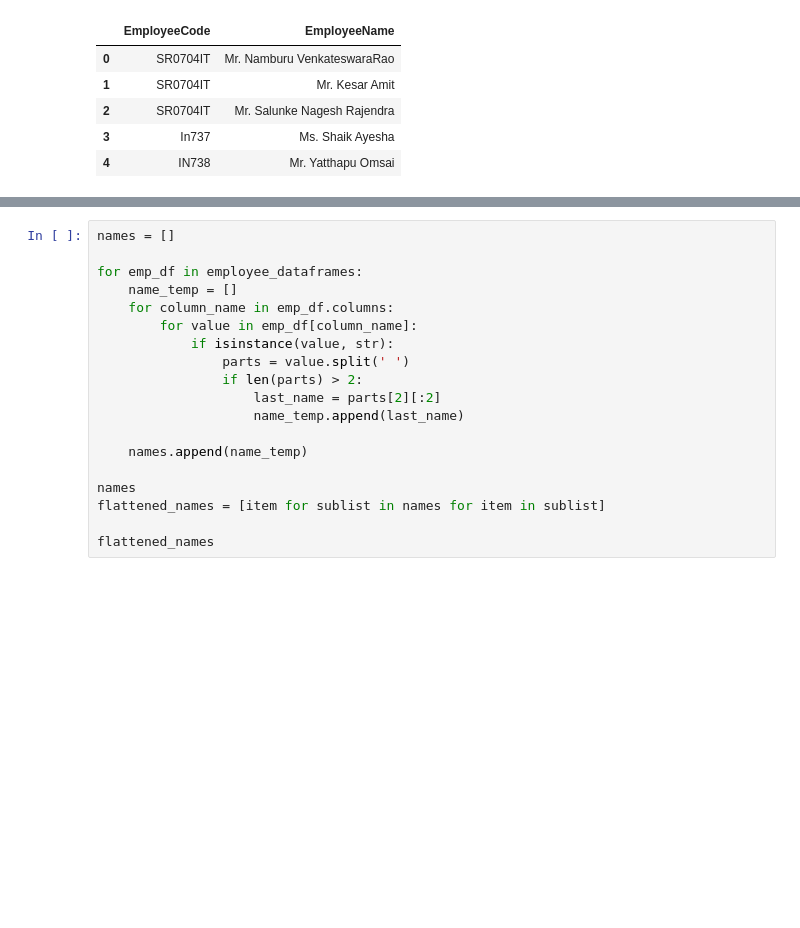
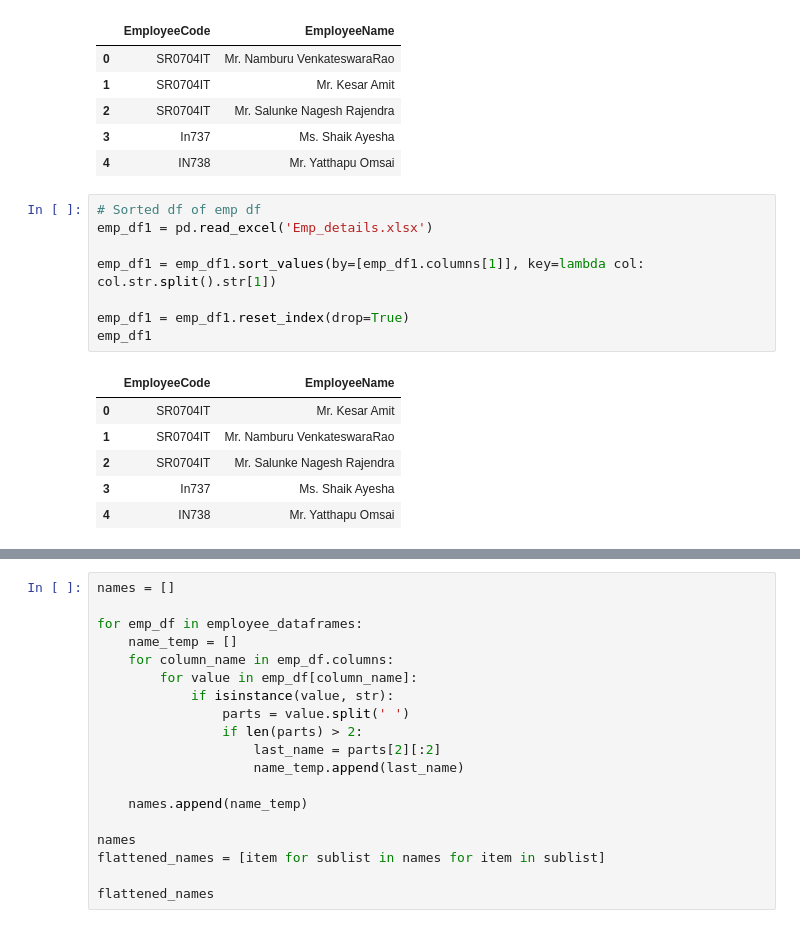
Before and after one commit to Omsai-2000/Python-Projects, a Jupyter notebook: dynamic_roster_code.ipynb, the cells around one changed output, grey strips where cells are left out. Cells and saved outputs as stored; diff of their text form; blank space fills up the shorter version.

```diff
--- a/dynamic_roster_code.ipynb
+++ b/dynamic_roster_code.ipynb
@@ -113,3 +69,18 @@ emp_df1
 | 2 | SR0704IT | Mr. Salunke Nagesh Rajendra |
 | 3 | In737 | Ms. Shaik Ayesha |
 | 4 | IN738 | Mr. Yatthapu Omsai |
+# %%
+# Sorted df of emp df
+emp_df1 = pd.read_excel('Emp_details.xlsx')
+
+emp_df1 = emp_df1.sort_values(by=[emp_df1.columns[1]], key=lambda col: col.str.split().str[1])
+
+emp_df1 = emp_df1.reset_index(drop=True)
+emp_df1
+# %% [output]
+|  | EmployeeCode | EmployeeName |
+| 0 | SR0704IT | Mr. Kesar Amit |
+| 1 | SR0704IT | Mr. Namburu VenkateswaraRao |
+| 2 | SR0704IT | Mr. Salunke Nagesh Rajendra |
+| 3 | In737 | Ms. Shaik Ayesha |
+| 4 | IN738 | Mr. Yatthapu Omsai |
```
Also changed, not shown: parts of 9 cells of this notebook.
